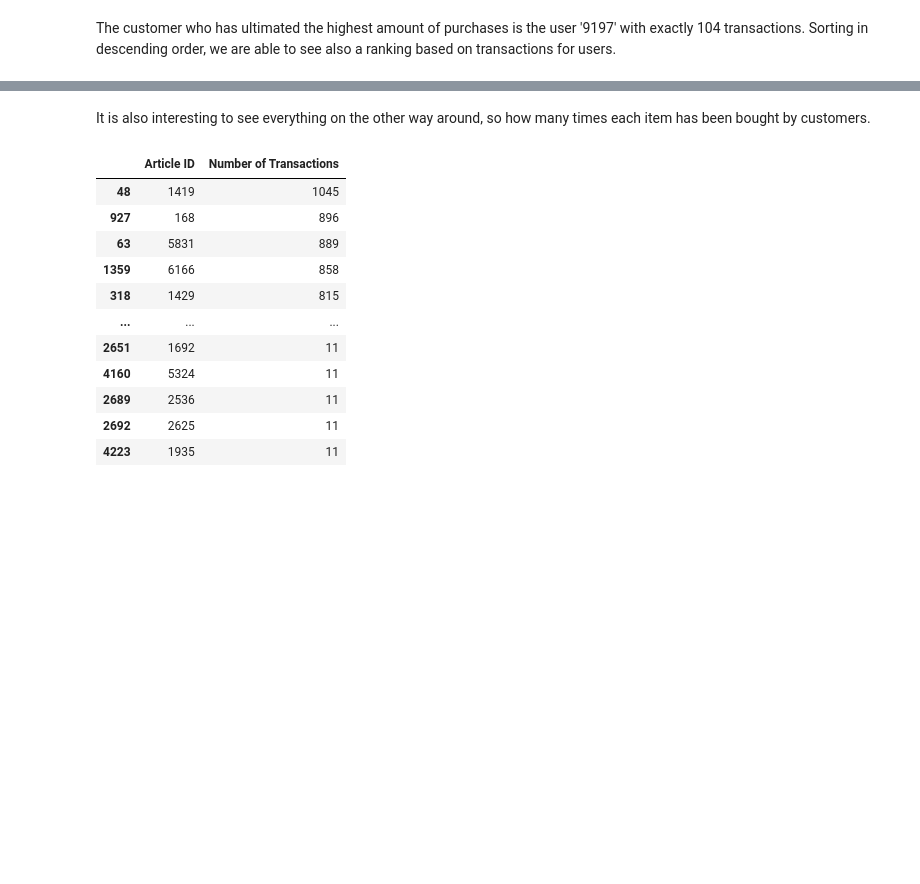
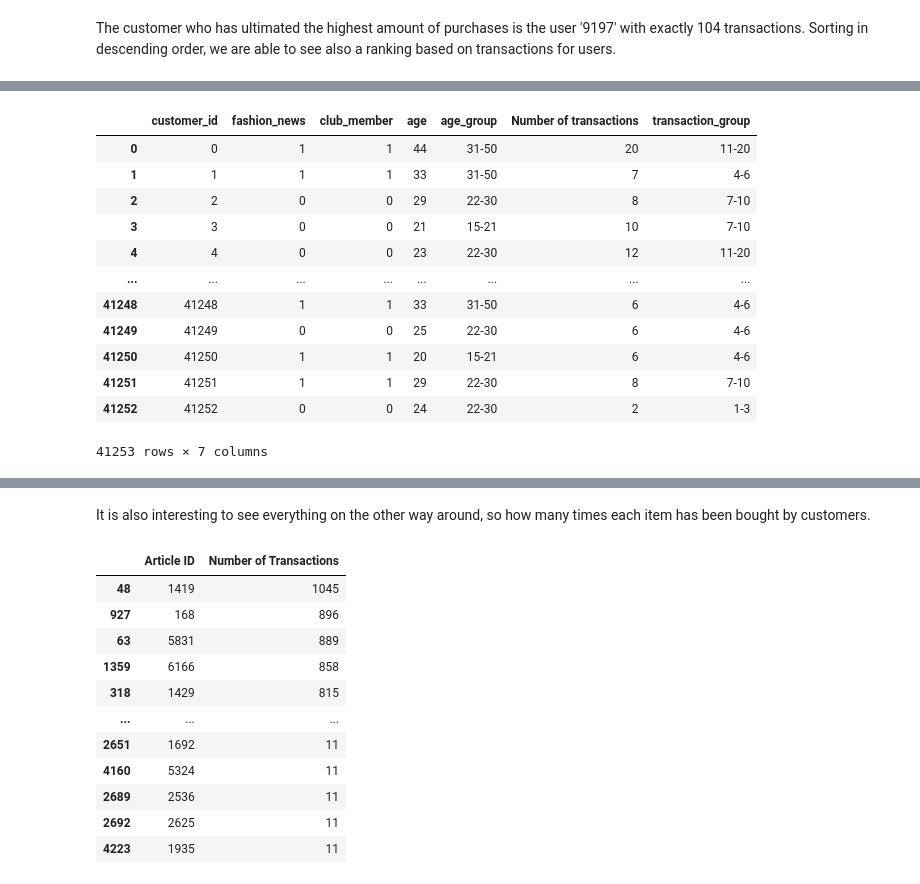
Before and after one commit to alessiabresolin/275601, a Jupyter notebook: project.ipynb, the cells around one changed output, grey strips where cells are left out. Saved outputs shown, nothing was run; the diff lists cells and outputs as text; code cells hidden in the pictures; blank space fills up the shorter version.

```diff
--- a/project.ipynb
+++ b/project.ipynb
@@ -559,0 +588,20 @@ The customer who has ultimated the highest amount of purchases is the user '9197
+# %%
+bins = [0, 4, 7, 11, 21, 31, 105]
+groups = ['1-3','4-6','7-10','11-20', '21-30', '30+']
+customers['Number of transactions'] = customer_transactions_count_df['Number of Transactions']
+customers['transaction_group'] = pd.cut(customers['Number of transactions'], bins, labels = groups, include_lowest=True)
+customers
+# %% [output]
+|  | customer_id | fashion_news | club_member | age | age_group | Number of transactions | transaction_group |
+| 0 | 0 | 1 | 1 | 44 | 31-50 | 20 | 11-20 |
+| 1 | 1 | 1 | 1 | 33 | 31-50 | 7 | 4-6 |
+| 2 | 2 | 0 | 0 | 29 | 22-30 | 8 | 7-10 |
+| 3 | 3 | 0 | 0 | 21 | 15-21 | 10 | 7-10 |
+| 4 | 4 | 0 | 0 | 23 | 22-30 | 12 | 11-20 |
+| ... | ... | ... | ... | ... | ... | ... | ... |
+| 41248 | 41248 | 1 | 1 | 33 | 31-50 | 6 | 4-6 |
+| 41249 | 41249 | 0 | 0 | 25 | 22-30 | 6 | 4-6 |
+| 41250 | 41250 | 1 | 1 | 20 | 15-21 | 6 | 4-6 |
+| 41251 | 41251 | 1 | 1 | 29 | 22-30 | 8 | 7-10 |
+| 41252 | 41252 | 0 | 0 | 24 | 22-30 | 2 | 1-3 |
+41253 rows × 7 columns
```
Also changed, not shown: parts of 25 cells of this notebook.
